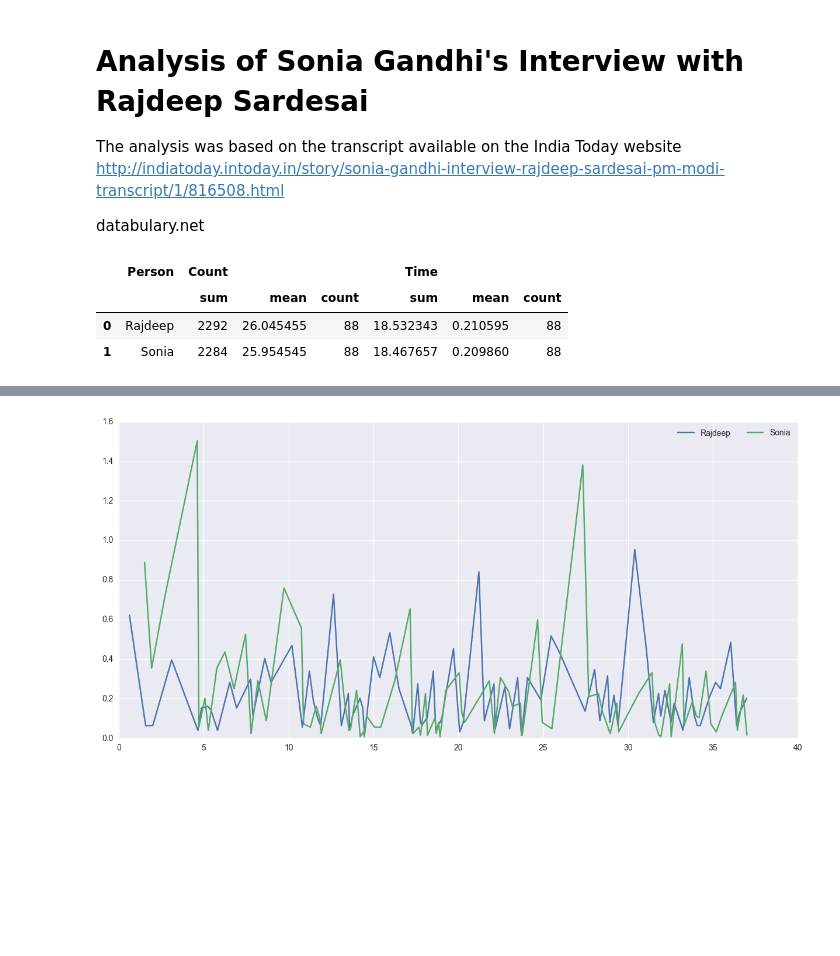
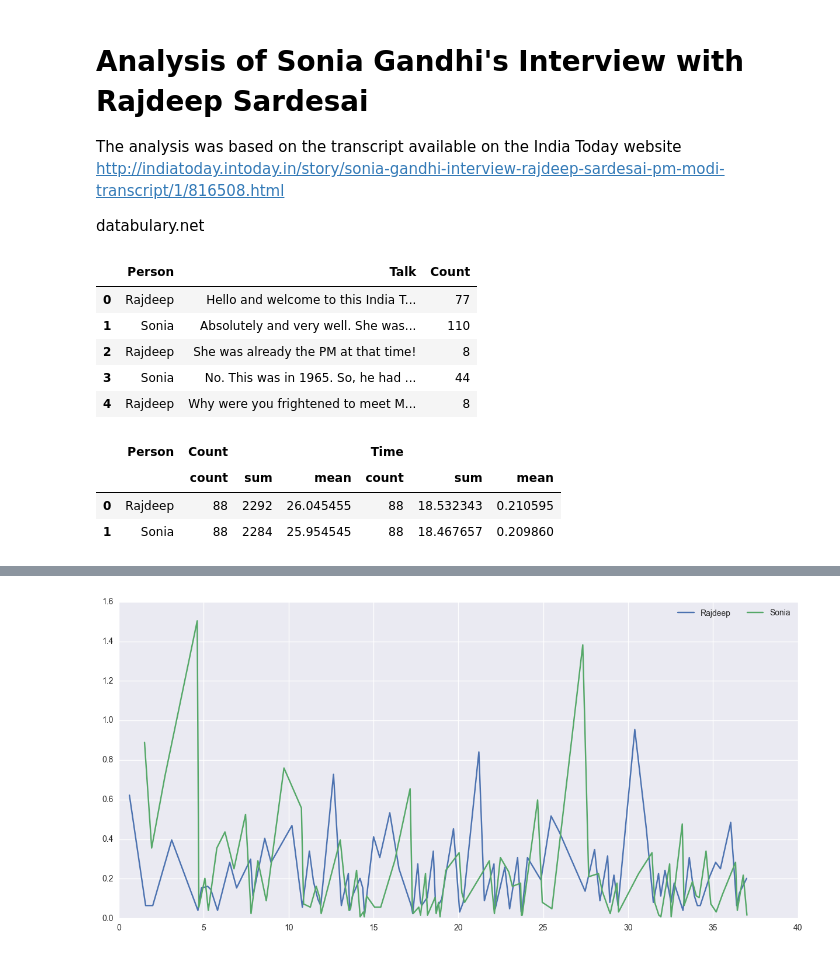
Before and after one commit to Preethikoneti/Interview, a Jupyter notebook: Interview_Sonia.ipynb, the cells around one changed output, grey strips where cells are left out. Cells and saved outputs as stored; diff of their text form; code cells hidden in the pictures; blank space fills up the shorter version.

```diff
--- a/Interview_Sonia.ipynb
+++ b/Interview_Sonia.ipynb
@@ -4,16 +4,27 @@ The analysis was based on the transcript available on the India Today website
 http://indiatoday.intoday.in/story/sonia-gandhi-interview-rajdeep-sardesai-pm-modi-transcript/1/816508.html
 
 databulary.net
+# %%
+import re
+import pandas as pd
+import numpy as np
+
+#Open and read file , read as 'person : Talk '
+f = open('/Users/yashodhanjoglekar/Documents/Sonia_interview', 'r')
+strings = re.findall('(\w+)\:(.*)', f.read()) #RegEx
+f.close() #Close file
+
+Interview = pd.DataFrame(strings,columns =['Person','Talk'])
+Interview['Count']= Interview['Talk'].apply(lambda x: len(x.split()))
+Interview.head()
+# %% [output]
+|  | Person | Talk | Count |
+| 0 | Rajdeep | Hello and welcome to this India T... | 77 |
+| 1 | Sonia | Absolutely and very well. She was... | 110 |
+| 2 | Rajdeep | She was already the PM at that time! | 8 |
+| 3 | Sonia | No. This was in 1965. So, he had ... | 44 |
+| 4 | Rajdeep | Why were you frightened to meet M... | 8 |
 # %%
-import re
-import pandas as pd
-import numpy as np
-
-#Open and read file , read as 'person : Talk '
-f = open('/Users/yashodhanjoglekar/Documents/Sonia_interview', 'r')
-strings = re.findall('(\w+)\:(.*)', f.read()) #RegEx
-f.close() #Close file
-
 #Convert to a dataframe and name columns, Count words used , Calculate time / Answer
 Interview = pd.DataFrame(strings,columns =['Person','Talk'])
 Interview['Count']= Interview['Talk'].apply(lambda x: len(x.split()))
@@ -24,9 +35,9 @@ Interview['Time'] = (Interview['Count']*Interview_duration)/Interview['Count'].s
 Interview.groupby('Person')['Count','Time'].agg({'count','sum','mean'}).reset_index()
 # %% [output]
 |  | Person | Count |  |  | Time |  |  |
-|  |  | sum | mean | count | sum | mean | count |
-| 0 | Rajdeep | 2292 | 26.045455 | 88 | 18.532343 | 0.210595 | 88 |
-| 1 | Sonia | 2284 | 25.954545 | 88 | 18.467657 | 0.209860 | 88 |
+|  |  | count | sum | mean | count | sum | mean |
+| 0 | Rajdeep | 88 | 2292 | 26.045455 | 88 | 18.532343 | 0.210595 |
+| 1 | Sonia | 88 | 2284 | 25.954545 | 88 | 18.467657 | 0.209860 |
 # %%
 #Total length of interview was 37 minutes
 #Calcuate Cumulative time and Cumulative word count
```
Also changed, not shown: parts of 17 cells of this notebook.
